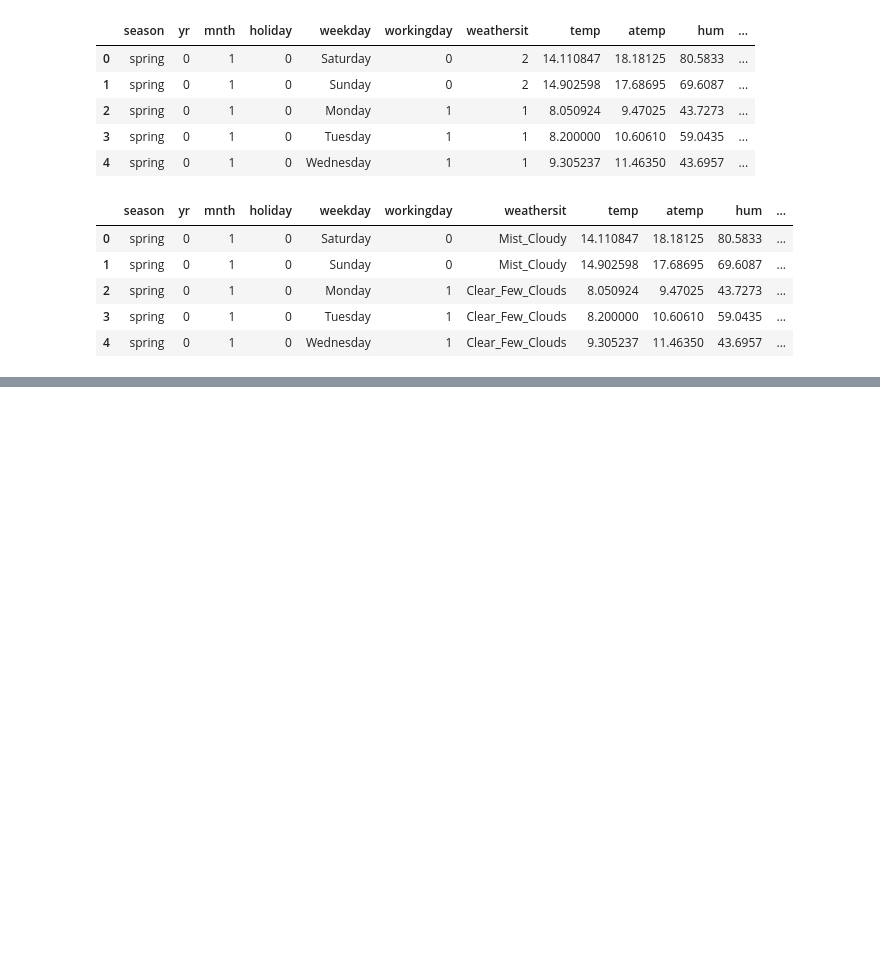
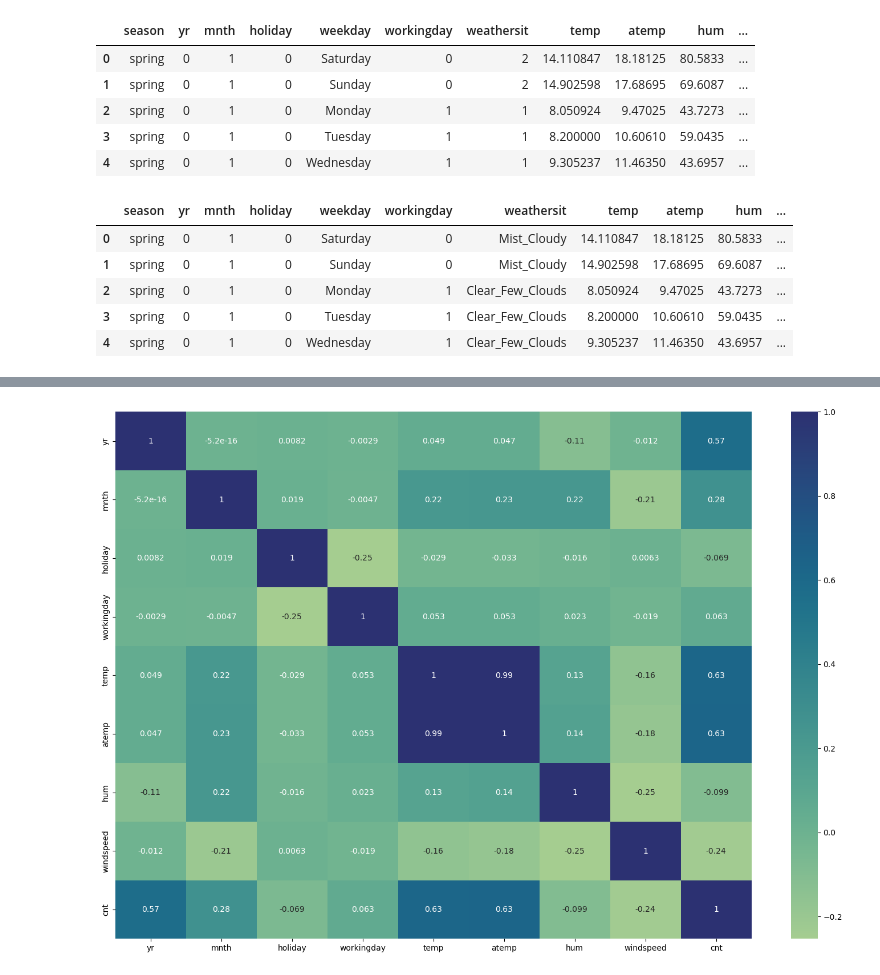
Before and after one commit to Mohinesh27/LinearRegressionAssignment, a Jupyter notebook: LinearRegressionAssignment.ipynb, the cells around one changed output, grey strips where cells are left out. Drawn from its saved outputs; the diff is of its cells as text; code cells hidden in the pictures; blank space fills up the shorter version.

```diff
--- a/LinearRegressionAssignment.ipynb
+++ b/LinearRegressionAssignment.ipynb
@@ -203,0 +244,11 @@ df.head()
+# %%
+# By looking at above pairplot we can see that two variables temp and atemp have relationship.
+# So, now we are going to check the correlation between the variables using heatmap
+
+plt.figure(figsize=(18,12))
+
+sns.heatmap(df.corr(), annot=True,cmap='crest')
+
+plt.show()
+# %% [output]
+[figure, added]
```
Also changed, not shown: parts of 12 cells of this notebook.
